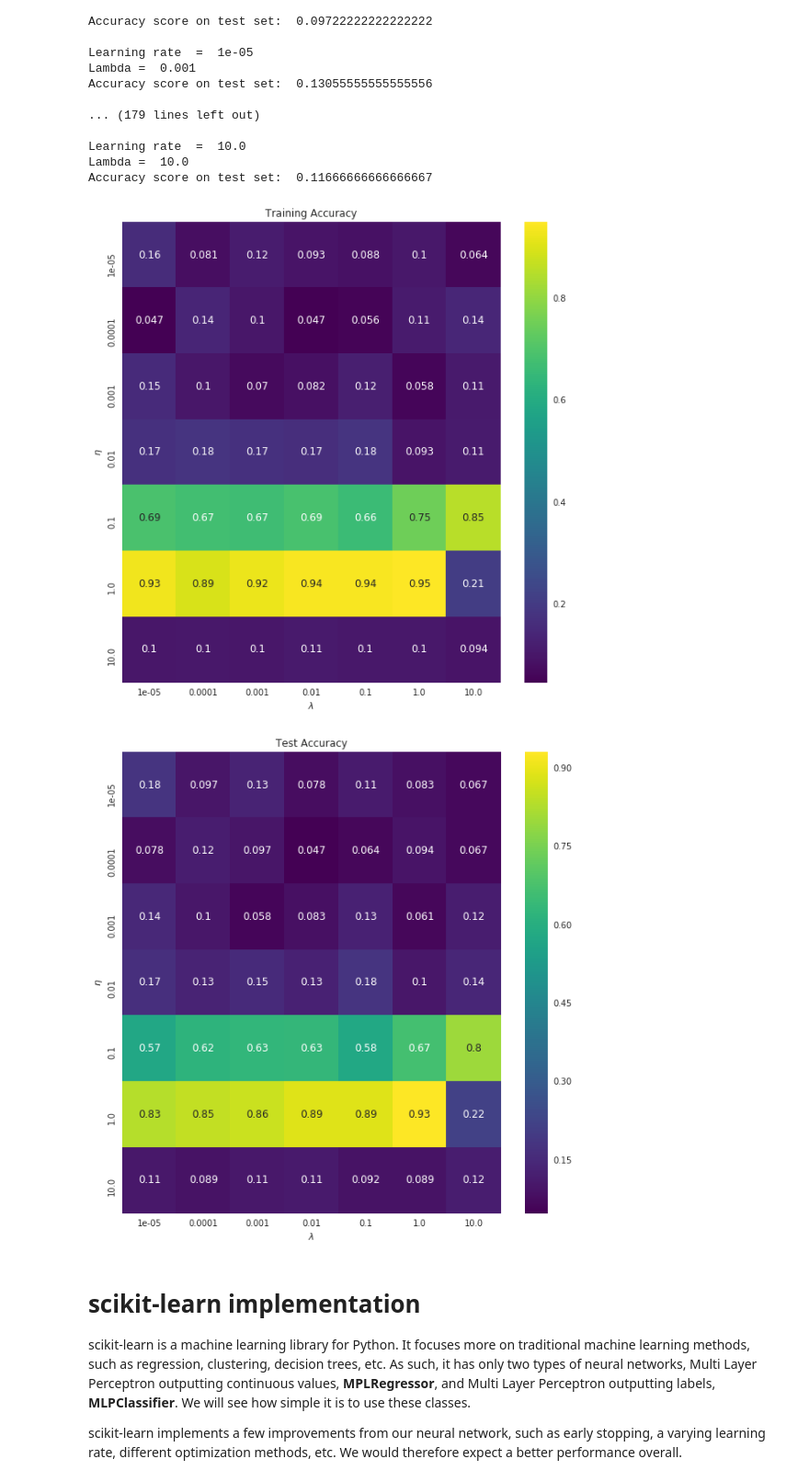
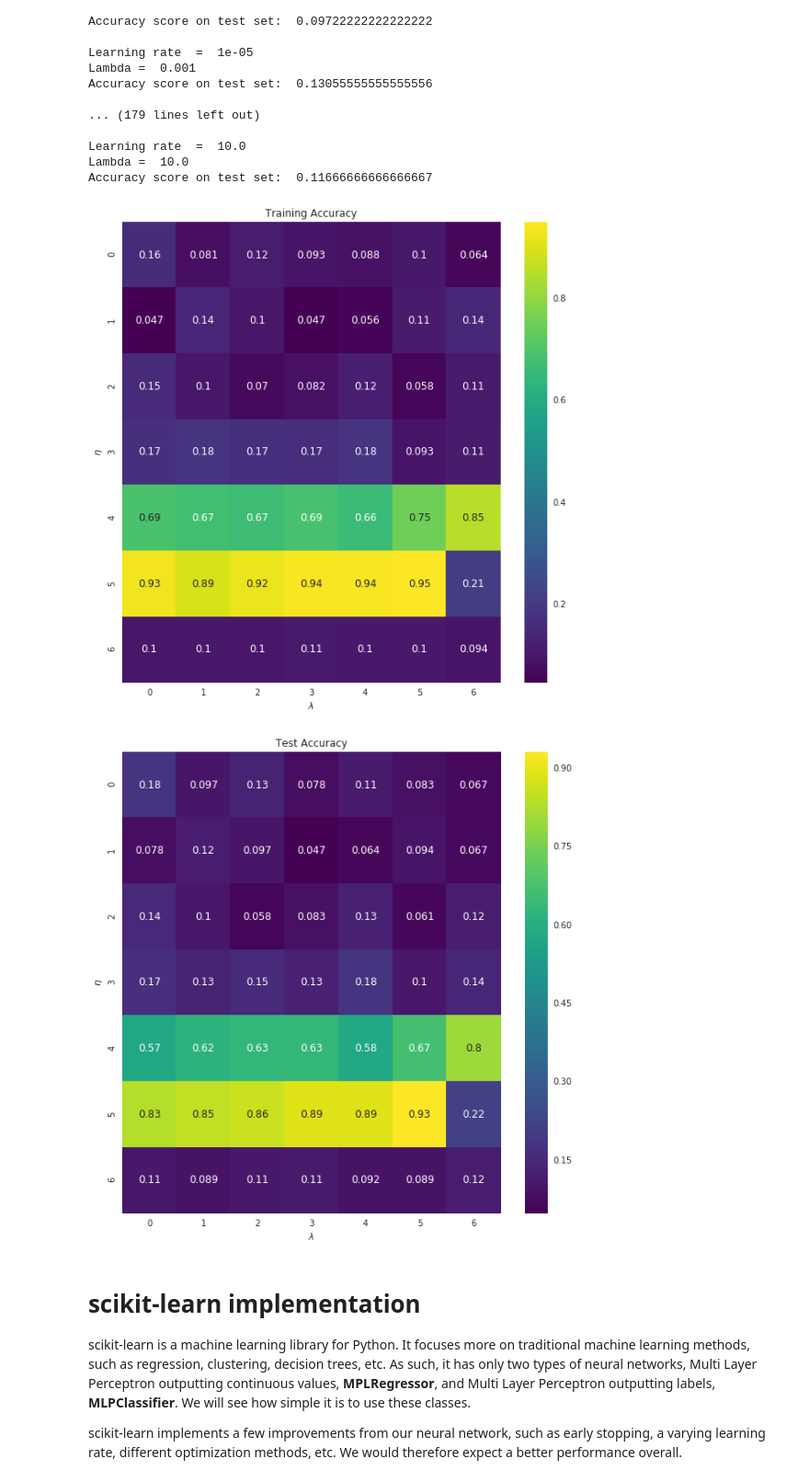
Before and after one commit to aglgit/course-material, a Jupyter notebook: notebooks/building-neural-networks-numpy-scikit.ipynb, the cells around one changed output. Shown: that part at 92% size. Cells and saved outputs as stored; diff of their text form; code cells hidden in the pictures.

```diff
--- a/notebooks/building-neural-networks-numpy-scikit.ipynb
+++ b/notebooks/building-neural-networks-numpy-scikit.ipynb
@@ -798,44 +798,41 @@ Lambda =  10.0
 Accuracy score on test set:  0.11666666666666667
 # %%
 # visual representation of grid search, optional
-import pandas as pd
+# uses seaborn heatmap, could probably do this in matplotlib
 import seaborn as sns
 
 sns.set()
 
 train_accuracy = np.zeros((len(eta_vals), len(lmbd_vals)))
 test_accuracy = np.zeros((len(eta_vals), len(lmbd_vals)))
 
 for i in range(len(eta_vals)):
     for j in range(len(lmbd_vals)):
         dnn = DNN_numpy[i][j]
 
         train_pred = dnn.predict(X_train)
         test_pred = dnn.predict(X_test)
 
         train_accuracy[i][j] = accuracy_score(Y_train, train_pred)
         test_accuracy[i][j] = accuracy_score(Y_test, test_pred)
 
 
-train_accuracy_df = pd.DataFrame(train_accuracy, columns = lmbd_vals, index = eta_vals)
-test_accuracy_df = pd.DataFrame(test_accuracy, columns = lmbd_vals, index = eta_vals)
-
 fig, ax = plt.subplots(figsize = (10, 10))
-sns.heatmap(train_accuracy_df, annot = True, ax = ax, cmap = "viridis")
+sns.heatmap(train_accuracy, annot=True, ax=ax, cmap="viridis")
 ax.set_title("Training Accuracy")
-ax.set_ylabel(r"$\eta$")
-ax.set_xlabel(r"$\lambda$")
+ax.set_ylabel("$\eta$")
+ax.set_xlabel("$\lambda$")
 plt.show()
 
 fig, ax = plt.subplots(figsize = (10, 10))
-sns.heatmap(test_accuracy_df, annot = True, ax = ax, cmap = "viridis")
+sns.heatmap(test_accuracy, annot=True, ax=ax, cmap="viridis")
 ax.set_title("Test Accuracy")
-ax.set_ylabel(r"$\eta$")
-ax.set_xlabel(r"$\lambda$")
+ax.set_ylabel("$\eta$")
+ax.set_xlabel("$\lambda$")
 plt.show()
 # %% [output]
-[figure, old version]
+[figure, new version]
-[figure, old version]
+[figure, new version]
 # %% [markdown]
 # scikit-learn implementation
 
```
Also changed, not shown: parts of 5 cells of this notebook, 2 other files.
